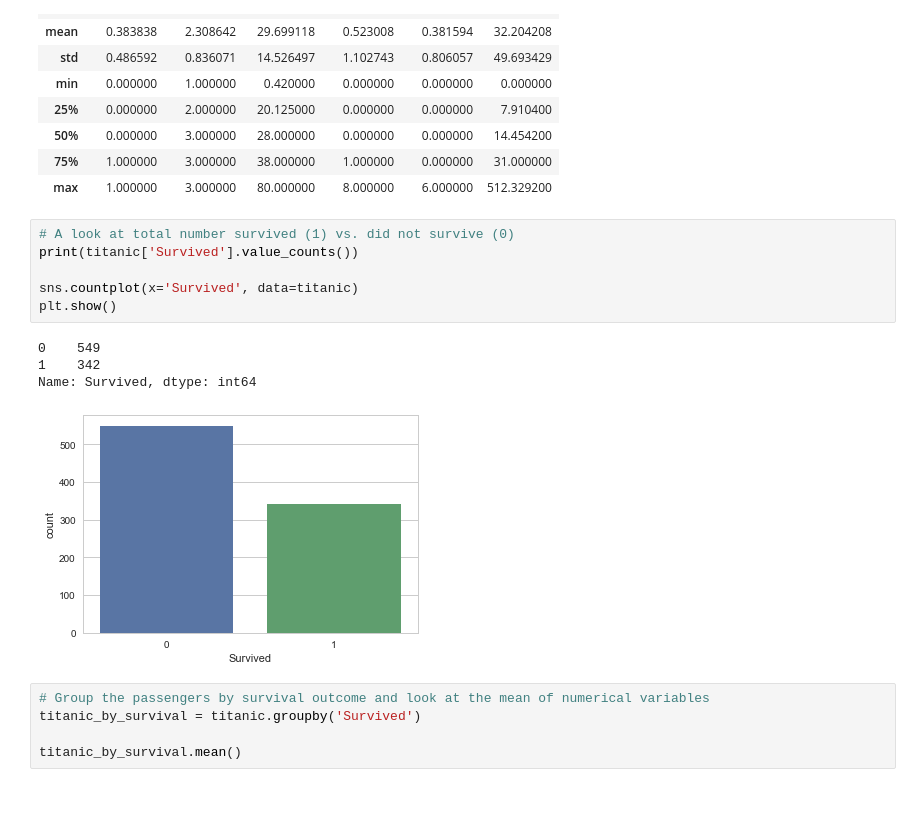
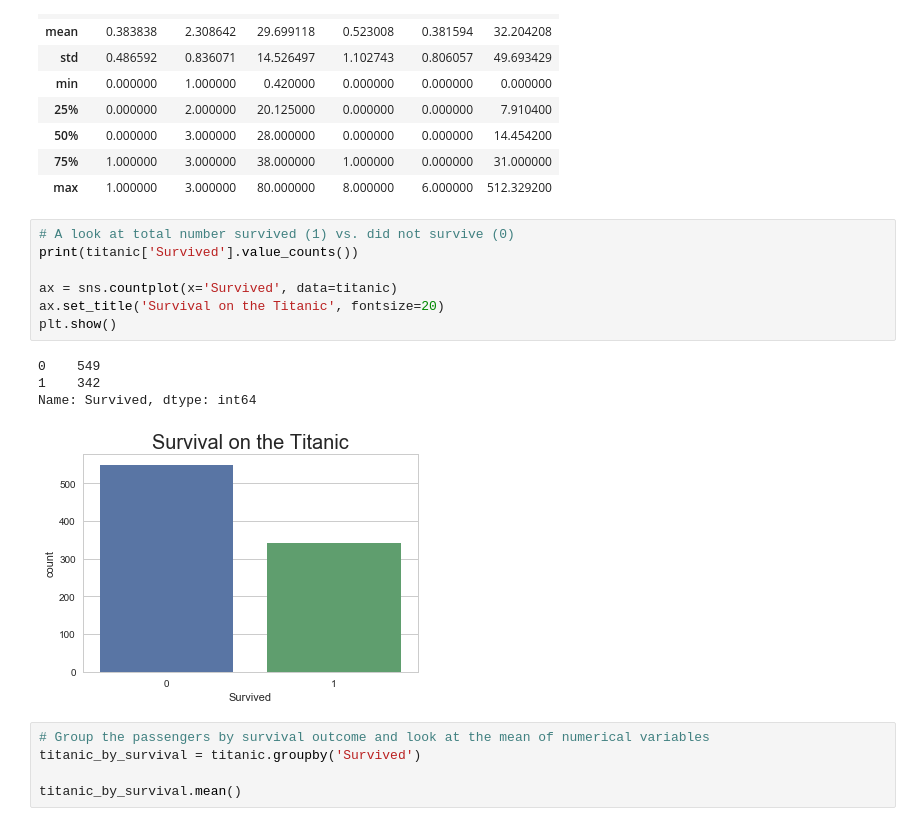
Before and after one commit to abarnes023/titanic-project, a Jupyter notebook: Survival_on_the_Titanic.ipynb, the cells around one changed output. Drawn from its saved outputs; the diff is of its cells as text; blank space fills up the shorter version.

Commit message:
Updates to analysis and addition of visualizations section

```diff
--- a/Survival_on_the_Titanic.ipynb
+++ b/Survival_on_the_Titanic.ipynb
@@ -51,14 +53,15 @@ titanic.describe()
 # %%
 # A look at total number survived (1) vs. did not survive (0)
 print(titanic['Survived'].value_counts())
 
-sns.countplot(x='Survived', data=titanic)
+ax = sns.countplot(x='Survived', data=titanic)
+ax.set_title('Survival on the Titanic', fontsize=20)
 plt.show()
 # %% [output]
 0    549
 1    342
 Name: Survived, dtype: int64
-[figure, old version]
+[figure, new version]
 # %%
 # Group the passengers by survival outcome and look at the mean of numerical variables
 titanic_by_survival = titanic.groupby('Survived')
```
Also changed, not shown: parts of 7 cells of this notebook.
